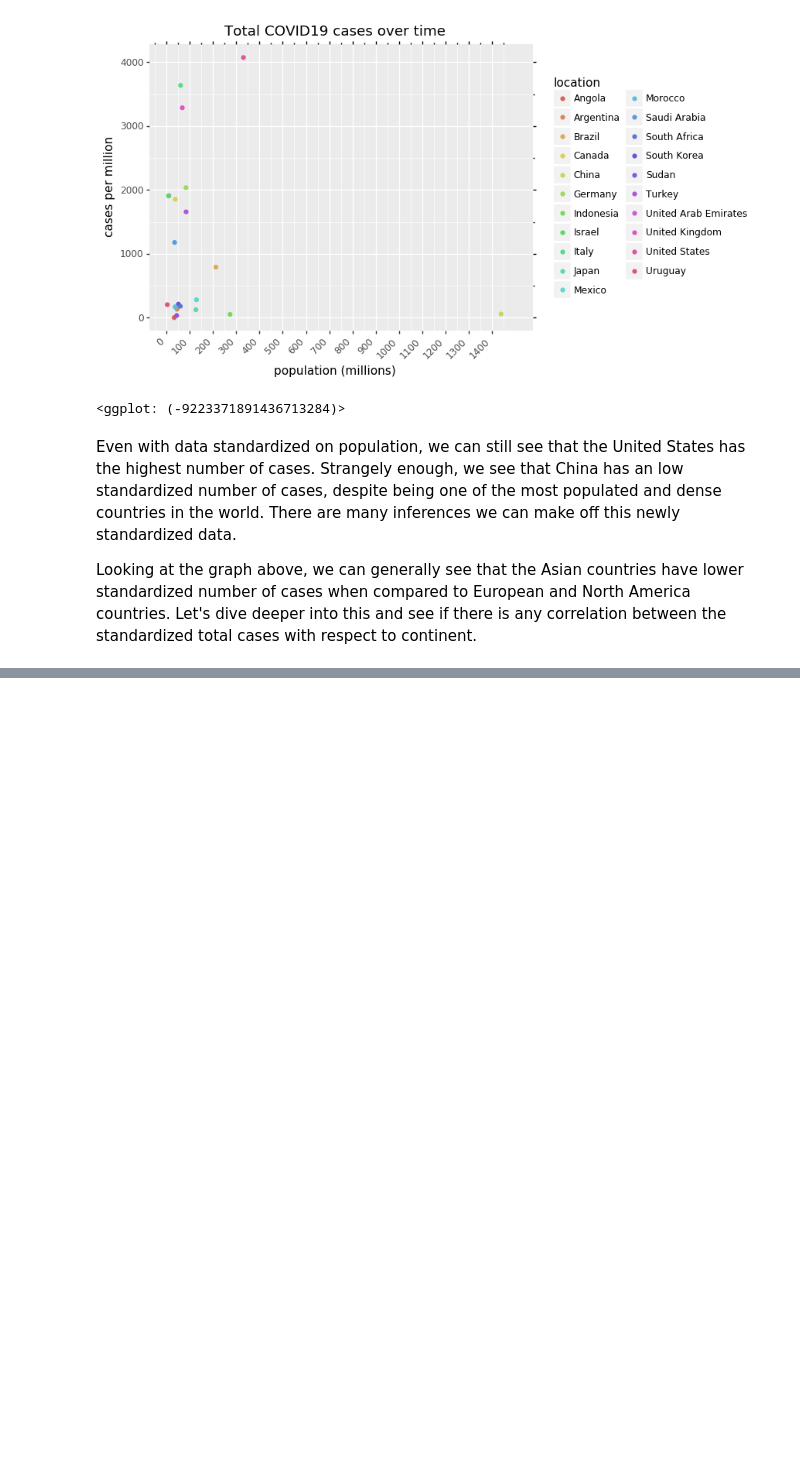
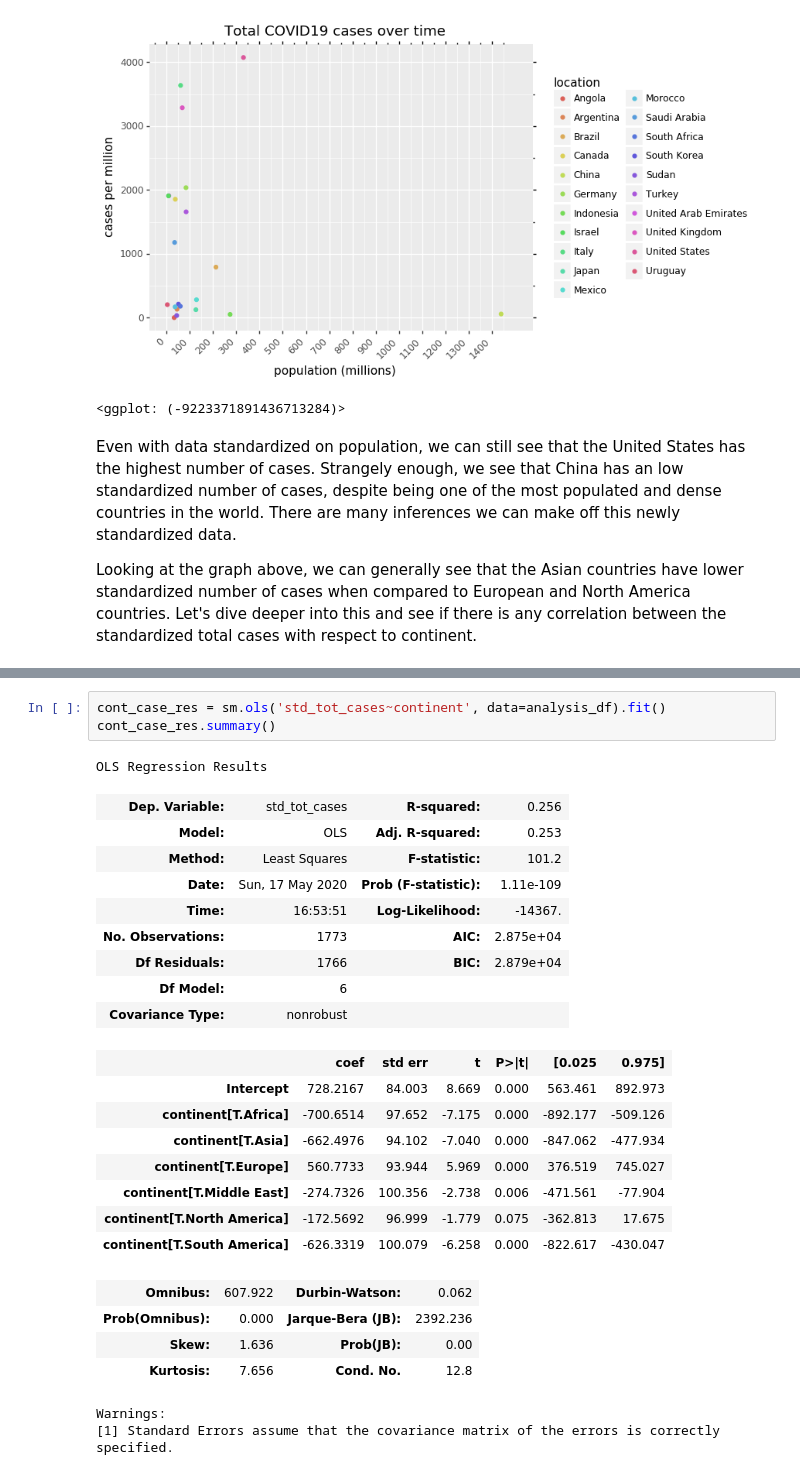
Before and after one commit to TEthanT/TEthanT.github.io, a Jupyter notebook: FinalProject.ipynb, the cells around one changed output, grey strips where cells are left out. Cells and saved outputs as stored; diff of their text form; blank space fills up the shorter version.

```diff
--- a/FinalProject.ipynb
+++ b/FinalProject.ipynb
@@ -242,0 +323,28 @@ pyplot.show()
+# %%
+cont_case_res = sm.ols('std_tot_cases~continent', data=analysis_df).fit()
+cont_case_res.summary()
+# %% [output]
+OLS Regression Results
+| Dep. Variable: | std_tot_cases | R-squared: | 0.256 |
+| Model: | OLS | Adj. R-squared: | 0.253 |
+| Method: | Least Squares | F-statistic: | 101.2 |
+| Date: | Sun, 17 May 2020 | Prob (F-statistic): | 1.11e-109 |
+| Time: | 16:53:51 | Log-Likelihood: | -14367. |
+| No. Observations: | 1773 | AIC: | 2.875e+04 |
+| Df Residuals: | 1766 | BIC: | 2.879e+04 |
+| Df Model: | 6 |  |  |
+| Covariance Type: | nonrobust |  |  |
+|  | coef | std err | t | P>|t| | [0.025 | 0.975] |
+| Intercept | 728.2167 | 84.003 | 8.669 | 0.000 | 563.461 | 892.973 |
+| continent[T.Africa] | -700.6514 | 97.652 | -7.175 | 0.000 | -892.177 | -509.126 |
+| continent[T.Asia] | -662.4976 | 94.102 | -7.040 | 0.000 | -847.062 | -477.934 |
+| continent[T.Europe] | 560.7733 | 93.944 | 5.969 | 0.000 | 376.519 | 745.027 |
+| continent[T.Middle East] | -274.7326 | 100.356 | -2.738 | 0.006 | -471.561 | -77.904 |
+| continent[T.North America] | -172.5692 | 96.999 | -1.779 | 0.075 | -362.813 | 17.675 |
+| continent[T.South America] | -626.3319 | 100.079 | -6.258 | 0.000 | -822.617 | -430.047 |
+| Omnibus: | 607.922 | Durbin-Watson: | 0.062 |
+| Prob(Omnibus): | 0.000 | Jarque-Bera (JB): | 2392.236 |
+| Skew: | 1.636 | Prob(JB): | 0.00 |
+| Kurtosis: | 7.656 | Cond. No. | 12.8 |
+Warnings:
+[1] Standard Errors assume that the covariance matrix of the errors is correctly specified.
```
Also changed, not shown: parts of 21 cells of this notebook.
